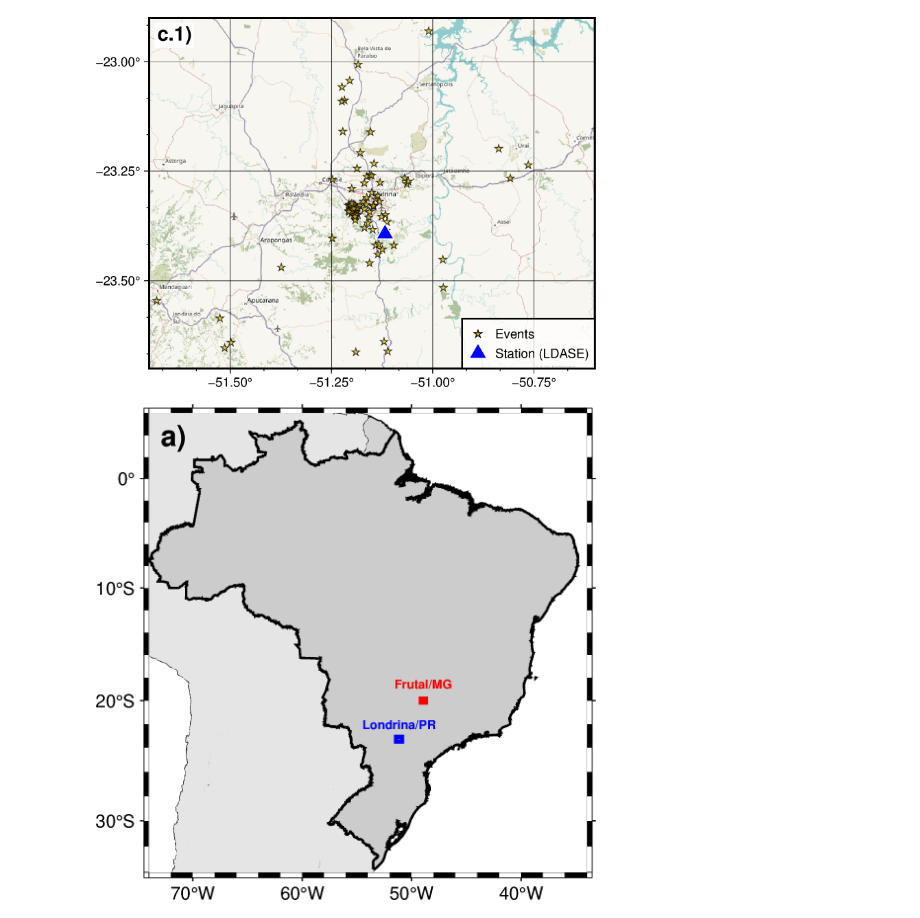
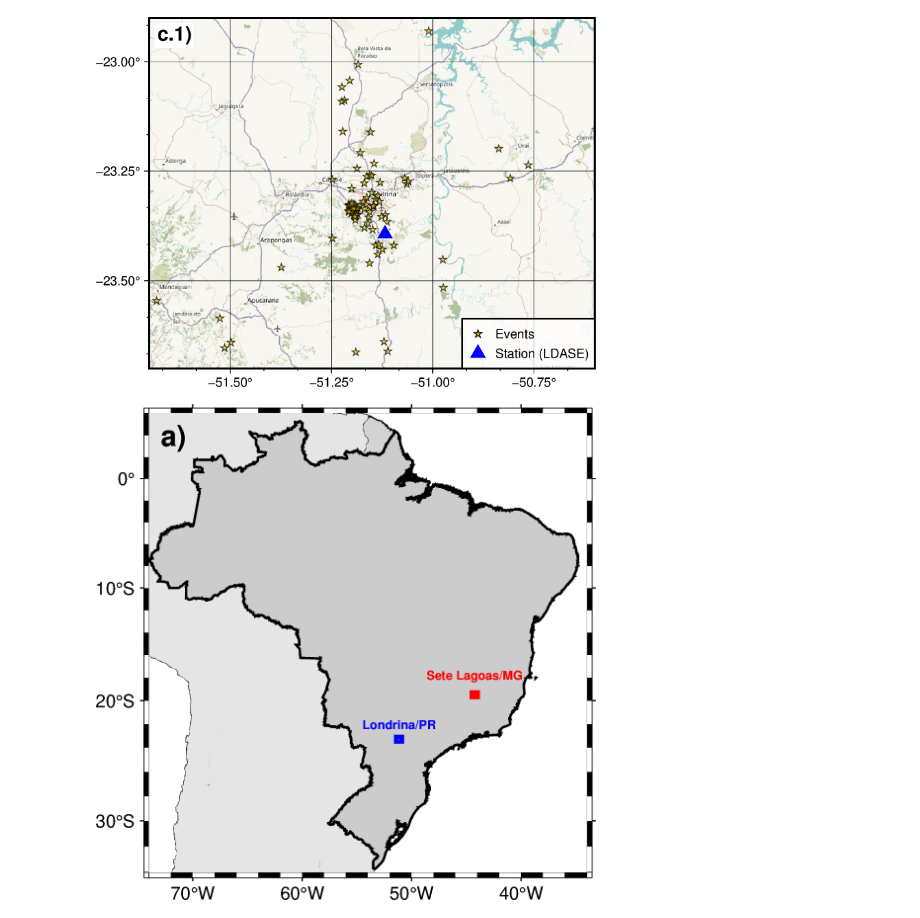
Before and after one commit to FernandoL12/IC-Seismology, a Jupyter notebook: PyGMTHowto.ipynb, the cells around one changed output. Drawn from its saved outputs; the diff is of its cells as text; code cells hidden in the pictures.

```diff
--- a/PyGMTHowto.ipynb
+++ b/PyGMTHowto.ipynb
@@ -190,6 +210,9 @@ londrina_region = [-51.425, -50.875, -23.5, -23.1]
 
 # Frutal
 frutal_region = [-49.15, -48.70, -20.17, -19.83]
+
+# Sete Lagoas
+sete_lagoas_region = [-44.5, -43.95, -19.7, -19.3]
 
 # Região abrangendo as duas áreas
 regional_region = [
@@ -236,40 +259,51 @@ fig.coast(dcw=[
             ]
             )
 
 # Destaca o Brasil
 fig.coast(
         region=brazil_region,
         dcw="BR+ggray80+p1p,black"
         )
 
 
 fig.text(text="a)", position="TL", fill="white@100", offset=(0.2,-0.2), font="14p,Helvetica-Bold,black")
 
 # Caixa Londrina
 plot_box(fig, londrina_region, pen="2p,blue")
 # Nome de Londrina
 fig.text(
     x=-51.15,
     y=-22.05,
     text="Londrina/PR",
     font="6p,Helvetica-Bold,blue",
     justify="CM"
     )
 
-# Caixa Frutal
-plot_box(fig, frutal_region, pen="2p,red")
-# Nome de Frutal
+# # Caixa Frutal
+# plot_box(fig, frutal_region, pen="2p,red")
+# # Nome de Frutal
+# fig.text(
+#     x=-48.95,
+#     y=-18.55,
+#     text="Frutal/MG",
+#     font="6p,Helvetica-Bold,red",
+#     justify="CM"
+#     )
+
+# Caixa Sete Lagoas
+plot_box(fig, sete_lagoas_region, pen="2p,red")
+# Nome de Sete Lagoas
 fig.text(
-    x=-48.95,
-    y=-18.55,
-    text="Frutal/MG",
+    x=-44.25,
+    y=-17.80,
+    text="Sete Lagoas/MG",
     font="6p,Helvetica-Bold,red",
     justify="CM"
     )
 
 fig.show()
 # %% [output]
-[figure, old version]
+[figure, new version]
 # %%
 # ============================================================
 # B) MAPA REGIONAL
```
Also changed, not shown: parts of 17 cells of this notebook, 2 other files.
